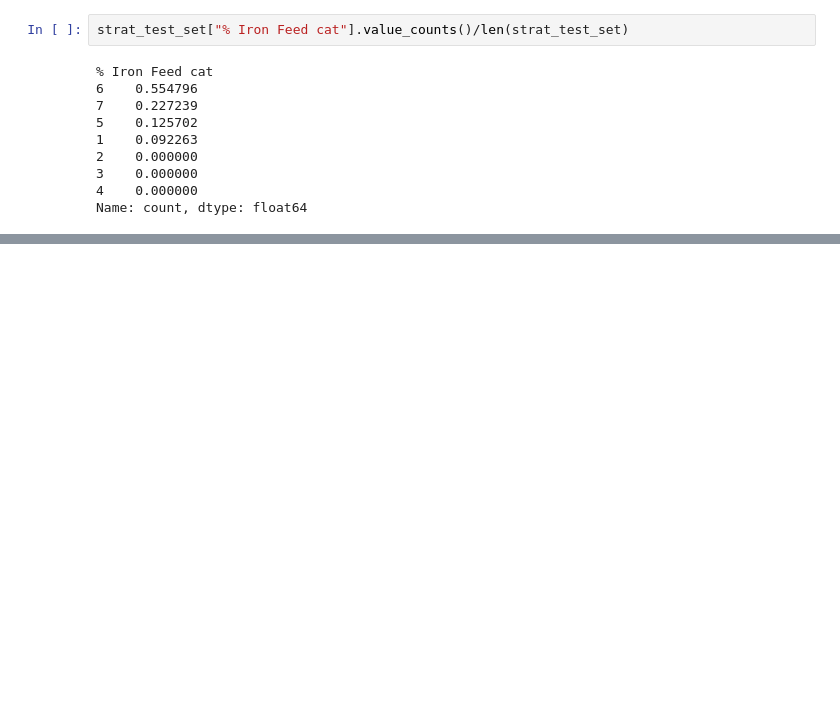
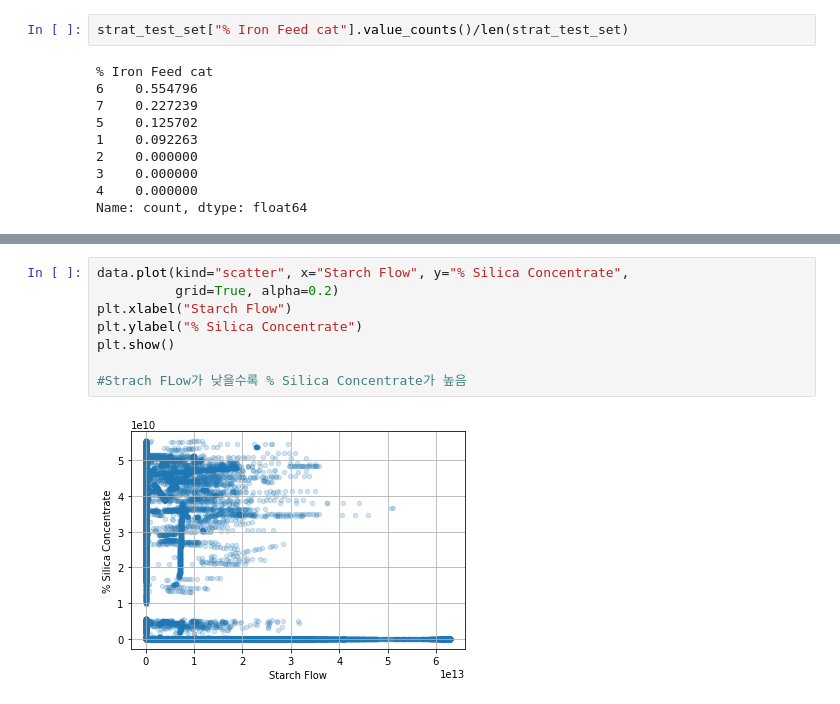
Before and after one commit to sjin0911/Hands-on-Machine-Learning, a Jupyter notebook: MLproject.ipynb, the cells around one changed output, grey strips where cells are left out. Cells and saved outputs as stored; diff of their text form; blank space fills up the shorter version.

```diff
--- a/MLproject.ipynb
+++ b/MLproject.ipynb
@@ -223,0 +281,10 @@ for set_ in (strat_train_set, strat_test_set):
+# %%
+data.plot(kind="scatter", x="Starch Flow", y="% Silica Concentrate",
+          grid=True, alpha=0.2)
+plt.xlabel("Starch Flow")
+plt.ylabel("% Silica Concentrate")
+plt.show()
+
+#Strach FLow가 낮을수록 % Silica Concentrate가 높음
+# %% [output]
+[figure, added]
```
Also changed, not shown: parts of 18 cells of this notebook.
